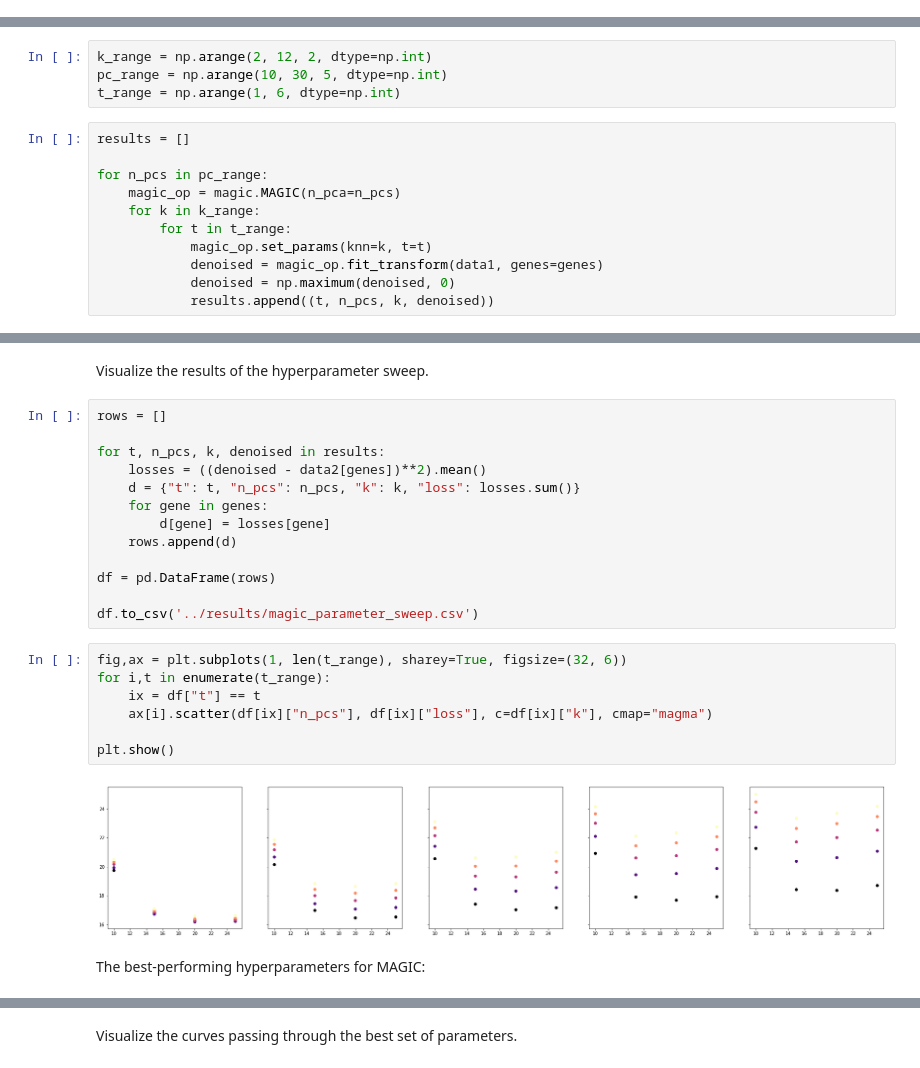
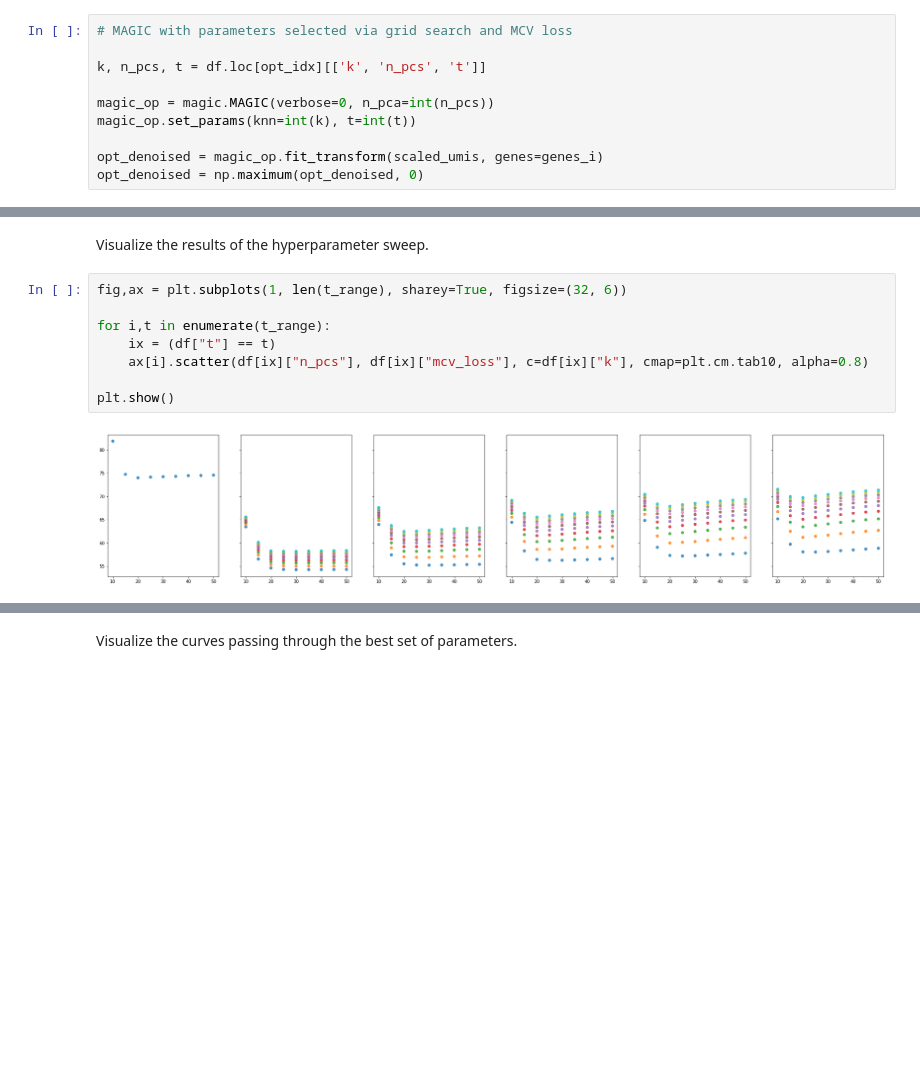
Before and after one commit to czbiohub-sf/molecular-cross-validation, a Jupyter notebook: examples/Figure_3.ipynb, the cells around one changed output, grey strips where cells are left out. Cells and saved outputs as stored; diff of their text form; blank space fills up the shorter version.

```diff
--- a/examples/Figure_3.ipynb
+++ b/examples/Figure_3.ipynb
@@ -63,3 +122,13 @@ Calculated MAGIC in 36.41 seconds.
+# %%
+# MAGIC with parameters selected via grid search and MCV loss
+
+k, n_pcs, t = df.loc[opt_idx][['k', 'n_pcs', 't']]
+
+magic_op = magic.MAGIC(verbose=0, n_pca=int(n_pcs))
+magic_op.set_params(knn=int(k), t=int(t))
+
+opt_denoised = magic_op.fit_transform(scaled_umis, genes=genes_i)
+opt_denoised = np.maximum(opt_denoised, 0)
 # %% [markdown]
 We tune three hyperparameters of the MAGIC method:
 
@@ -84,15 +152,0 @@ Raw equivalent values:
-# %%
-k_range = np.arange(2, 12, 2, dtype=np.int)
-pc_range = np.arange(10, 30, 5, dtype=np.int)
-t_range = np.arange(1, 6, dtype=np.int)
-# %%
-results = []
-
-for n_pcs in pc_range:
-    magic_op = magic.MAGIC(n_pca=n_pcs)
-    for k in k_range:
-        for t in t_range:
-            magic_op.set_params(knn=k, t=t)
-            denoised = magic_op.fit_transform(data1, genes=genes)
-            denoised = np.maximum(denoised, 0)
-            results.append((t, n_pcs, k, denoised))
@@ -117,26 +153,12 @@ Calculated MAGIC in 1.73 seconds.
 # %% [markdown]
 Visualize the results of the hyperparameter sweep.
-# %%
-rows = []
-
-for t, n_pcs, k, denoised in results:
-    losses = ((denoised - data2[genes])**2).mean()
-    d = {"t": t, "n_pcs": n_pcs, "k": k, "loss": losses.sum()}
-    for gene in genes:
-        d[gene] = losses[gene]
-    rows.append(d)
-
-df = pd.DataFrame(rows)
-
-df.to_csv('../results/magic_parameter_sweep.csv')
 # %%
 fig,ax = plt.subplots(1, len(t_range), sharey=True, figsize=(32, 6))
+
 for i,t in enumerate(t_range):
-    ix = df["t"] == t
-    ax[i].scatter(df[ix]["n_pcs"], df[ix]["loss"], c=df[ix]["k"], cmap="magma")
+    ix = (df["t"] == t)
+    ax[i].scatter(df[ix]["n_pcs"], df[ix]["mcv_loss"], c=df[ix]["k"], cmap=plt.cm.tab10, alpha=0.8)
 
 plt.show()
 # %% [output]
-[figure, old version]
+[figure, new version]
-# %% [markdown]
-The best-performing hyperparameters for MAGIC:
```
Also changed, not shown: parts of 21 cells of this notebook, 1 other file.
